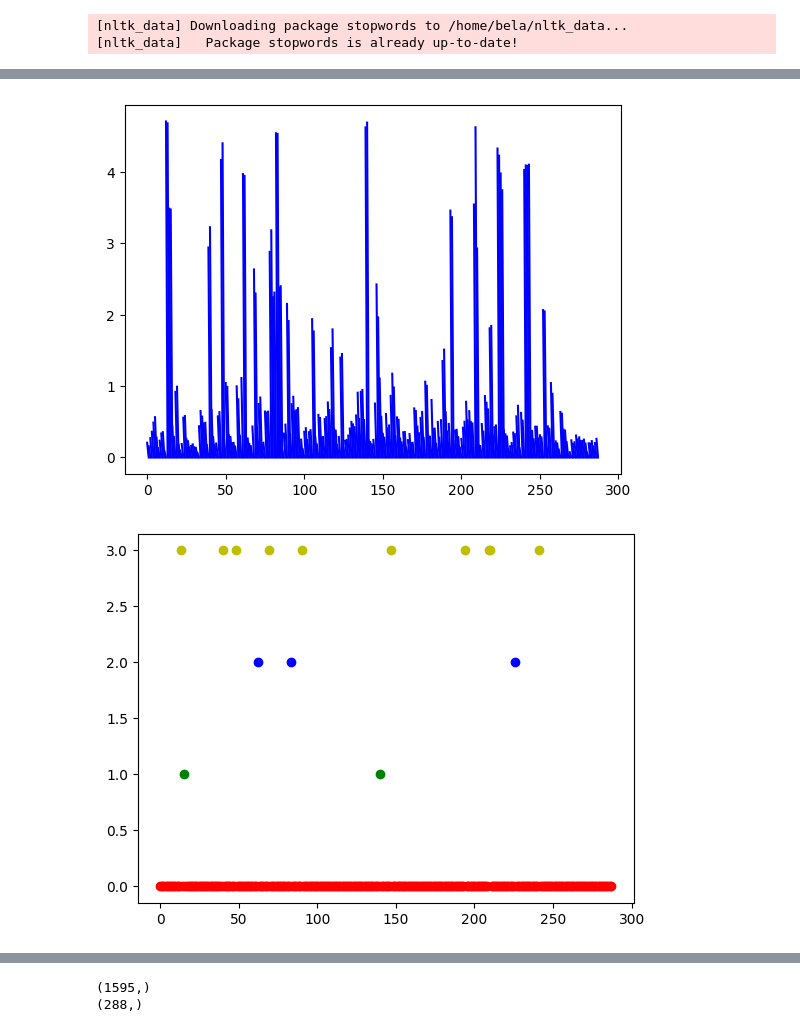
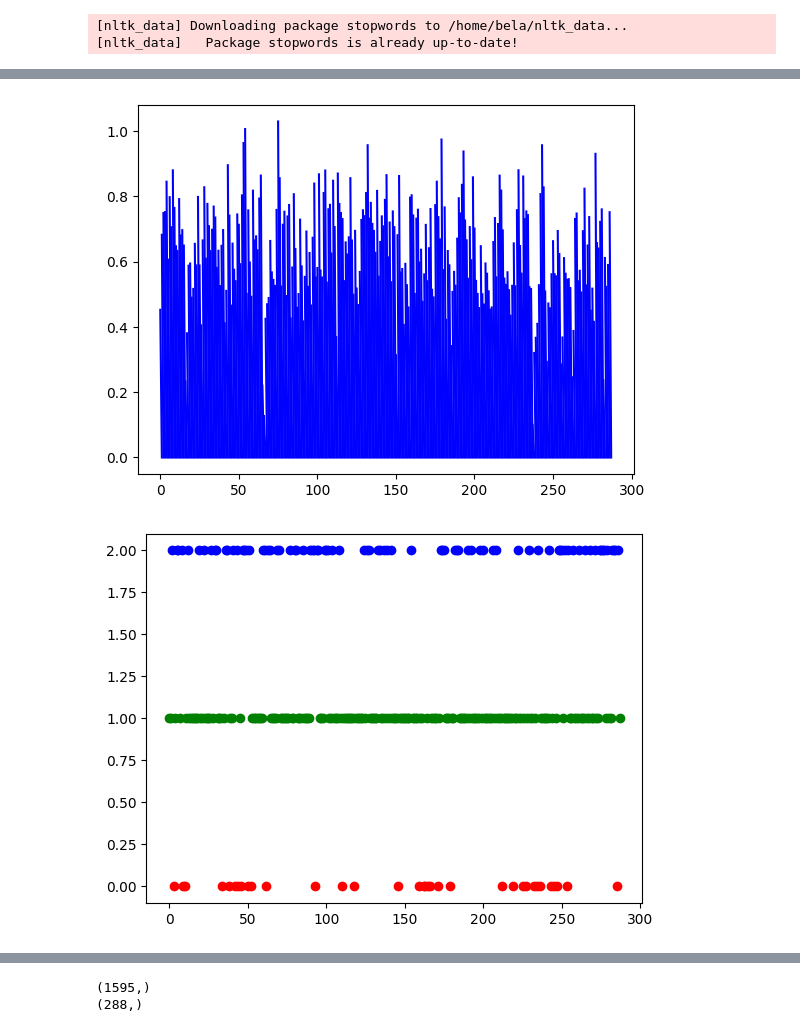
Before and after one commit to Bela4321/matrixmethods_dataanalysis, a Jupyter notebook: Kriterias/preprocesing.ipynb, the cells around one changed output, grey strips where cells are left out. Drawn from its saved outputs; the diff is of its cells as text; code cells hidden in the pictures.

```diff
--- a/Kriterias/preprocesing.ipynb
+++ b/Kriterias/preprocesing.ipynb
@@ -143,9 +155,9 @@ for i, sentence in enumerate(sentences):
         term_sentence_matrix[j, i] = sentence.count(word)
 
 normalized_term_sentence_matrix = np.zeros((len(relevant_words), len(sentences)))
-for i in range(len(relevant_words)):
-    normalized_term_sentence_matrix[i] = term_sentence_matrix[i] / np.linalg.norm(term_sentence_matrix[i])
+for i in range(len(sentences)):
+    normalized_term_sentence_matrix[:,i] = term_sentence_matrix[:,i] / np.linalg.norm(term_sentence_matrix[:,i])
 
-print(term_sentence_matrix)
+
 print(term_sentence_matrix.shape)
 # %% [output]
@@ -159 +164,10 @@ print(term_sentence_matrix.shape)
 (1595, 288)
+# %%
+# verify term sentence matrix
+sentence_index = 0
+print(sentences[sentence_index])
+
+print("----")
+for i, word in enumerate(relevant_words):
+    if normalized_term_sentence_matrix[i, sentence_index] > 0:
+        print(word, normalized_term_sentence_matrix[i, sentence_index])
@@ -186,7 +230,7 @@ import matplotlib.pyplot as plt
 for i in range(len(sentences)-1):
     plt.plot([i, i+1], [np.linalg.norm(term_sentence_matrix_rank[:, i] - term_sentence_matrix_rank[:, i+1]), 0], "b")
 # %% [output]
-[figure, old version]
+[figure, new version]
 # %%
 # implement k-means clustering
 def kmeans(X, k, max_iter=100):
@@ -206,13 +250,14 @@ def kmeans(X, k, max_iter=100):
     return labels
 # %%
 # plot the data with the k-means clustering
-k = 4
-labels = kmeans(term_sentence_matrix_rank.T, k)
+number_of_clusters = 3
+labels = kmeans(term_sentence_matrix_rank.T, number_of_clusters)
 colors = ['r', 'g', 'b','y','orange', 'purple']
 for i in range(len(sentences)):
     plt.scatter(i, labels[i], color=colors[labels[i]])
+# legend
 # %% [output]
-[figure, old version]
+[figure, new version]
 # %%
 # get "topics" from centroids
 centroids = []
```
Also changed, not shown: parts of 13 cells of this notebook, 2 other files.
